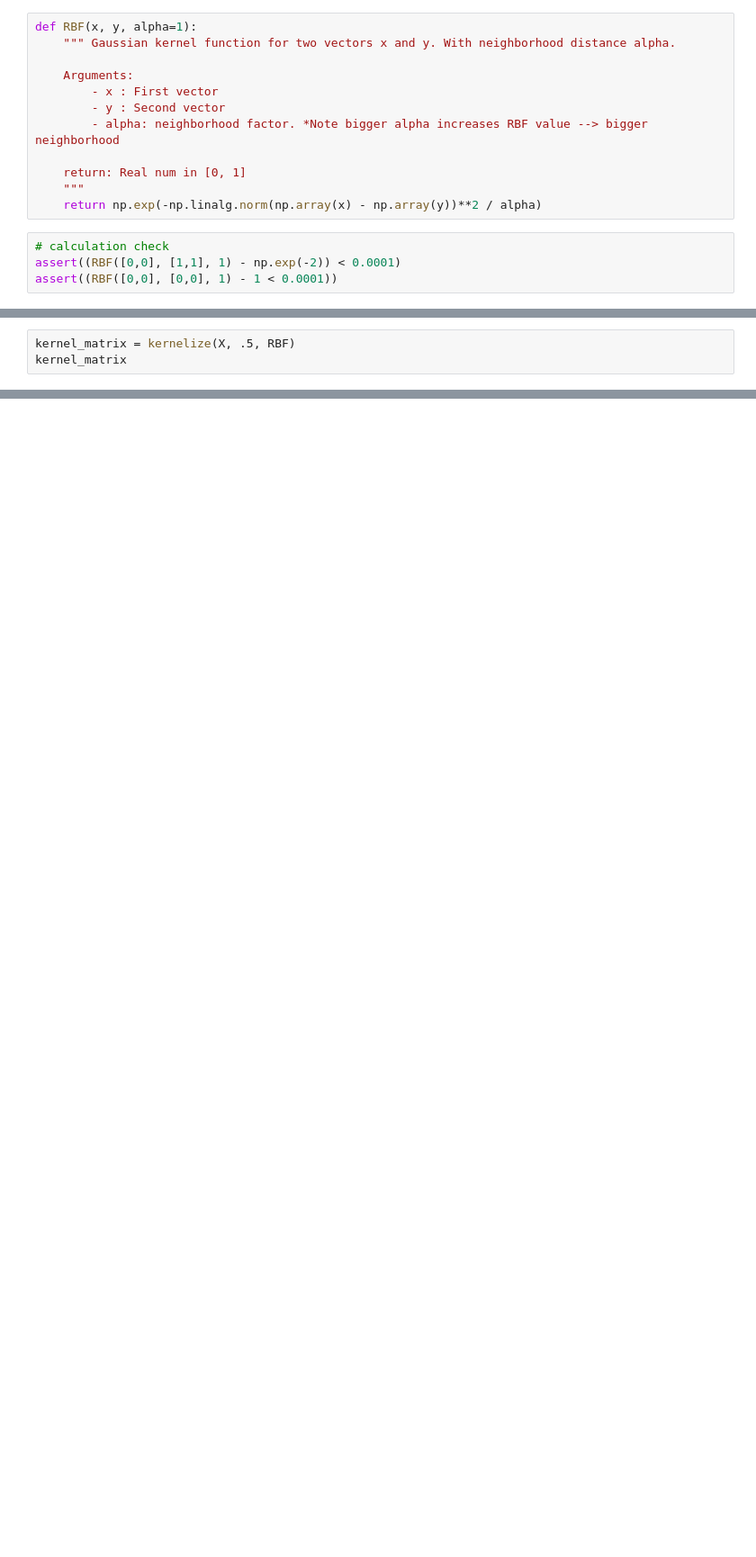
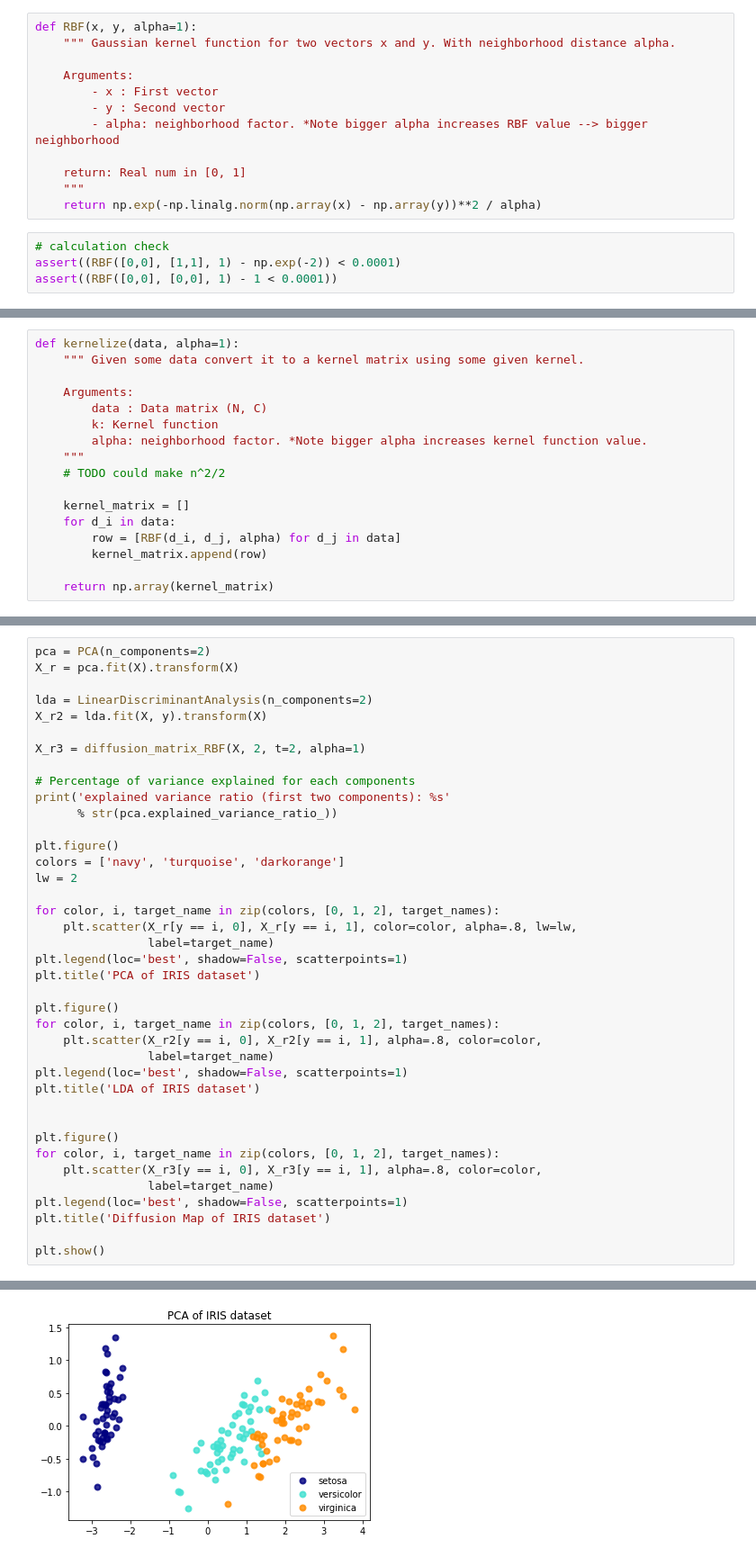
Before and after one commit to quorom/RFK-Diffusion-Map, a Jupyter notebook: Diffusion-Map.ipynb, the cells around one changed output, grey strips where cells are left out. Shown: that part at 90% size. Drawn from its saved outputs; the diff is of its cells as text; blank space fills up the shorter version.

Commit message:
fixing bug w/ diffusion matrix, organized code

```diff
--- a/Diffusion-Map.ipynb
+++ b/Diffusion-Map.ipynb
@@ -46,3 +48,0 @@ def kernelize(data, alpha=1, K=RBF):
-# %%
-kernel_matrix = kernelize(X, .5, RBF)
-kernel_matrix
@@ -275,0 +51,17 @@ plt.show()
+# %%
+def kernelize(data, alpha=1):
+    """ Given some data convert it to a kernel matrix using some given kernel.
+
+    Arguments:
+        data : Data matrix (N, C)
+        k: Kernel function
+        alpha: neighborhood factor. *Note bigger alpha increases kernel function value.
+    """
+    # TODO could make n^2/2
+
+    kernel_matrix = []
+    for d_i in data:
+        row = [RBF(d_i, d_j, alpha) for d_j in data]
+        kernel_matrix.append(row)
+
+    return np.array(kernel_matrix)
@@ -275,0 +197,40 @@ plt.show()
+# %%
+pca = PCA(n_components=2)
+X_r = pca.fit(X).transform(X)
+
+lda = LinearDiscriminantAnalysis(n_components=2)
+X_r2 = lda.fit(X, y).transform(X)
+
+X_r3 = diffusion_matrix_RBF(X, 2, t=2, alpha=1)
+
+# Percentage of variance explained for each components
+print('explained variance ratio (first two components): %s'
+      % str(pca.explained_variance_ratio_))
+
+plt.figure()
+colors = ['navy', 'turquoise', 'darkorange']
+lw = 2
+
+for color, i, target_name in zip(colors, [0, 1, 2], target_names):
+    plt.scatter(X_r[y == i, 0], X_r[y == i, 1], color=color, alpha=.8, lw=lw,
+                label=target_name)
+plt.legend(loc='best', shadow=False, scatterpoints=1)
+plt.title('PCA of IRIS dataset')
+
+plt.figure()
+for color, i, target_name in zip(colors, [0, 1, 2], target_names):
+    plt.scatter(X_r2[y == i, 0], X_r2[y == i, 1], alpha=.8, color=color,
+                label=target_name)
+plt.legend(loc='best', shadow=False, scatterpoints=1)
+plt.title('LDA of IRIS dataset')
+
+
+plt.figure()
+for color, i, target_name in zip(colors, [0, 1, 2], target_names):
+    plt.scatter(X_r3[y == i, 0], X_r3[y == i, 1], alpha=.8, color=color,
+                label=target_name)
+plt.legend(loc='best', shadow=False, scatterpoints=1)
+plt.title('Diffusion Map of IRIS dataset')
+
+plt.show()
+# %% [output]
@@ -275,0 +238 @@ plt.show()
+[figure, added]
```
Also changed, not shown: parts of 40 cells of this notebook, 1 other file.
